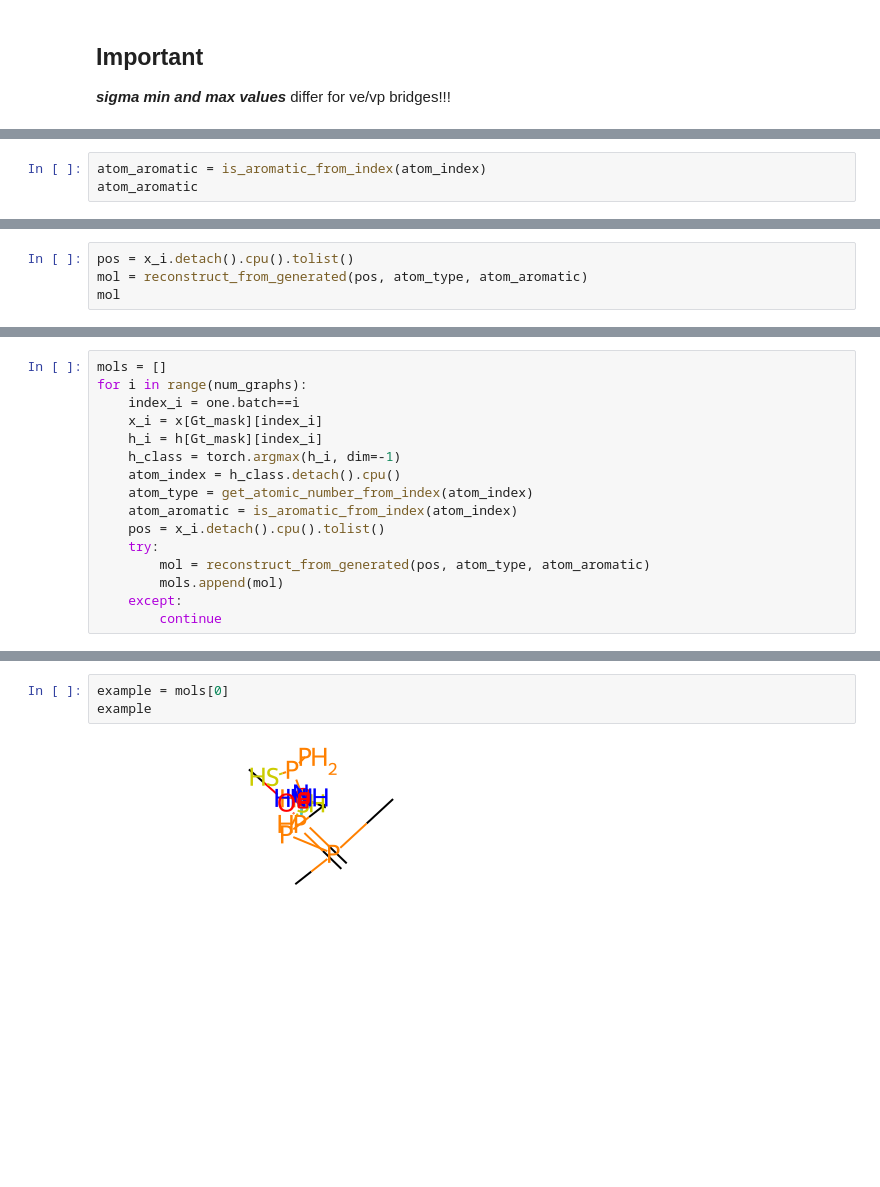
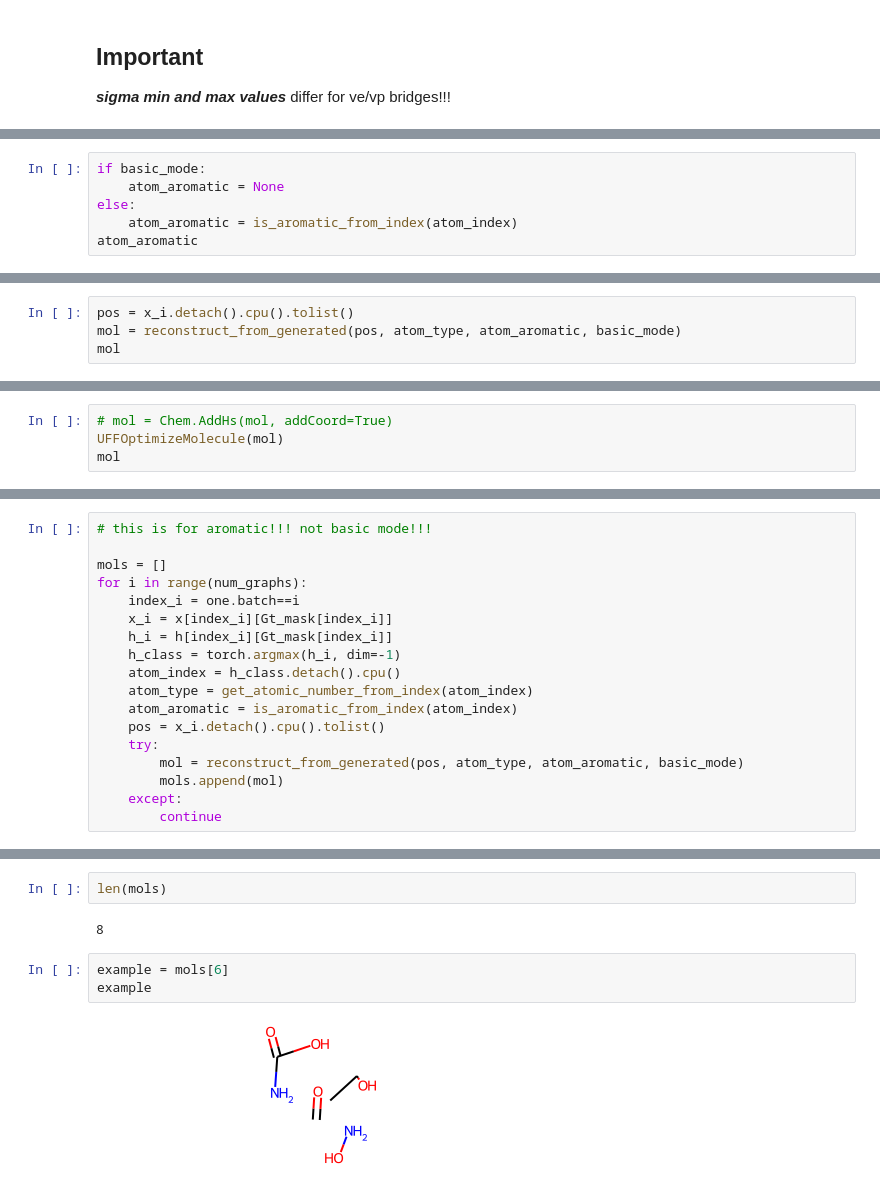
Before and after one commit to conghaowang/PP2Drug, a Jupyter notebook: src/notebooks/Sample.ipynb, the cells around one changed output, grey strips where cells are left out. Drawn from its saved outputs; the diff is of its cells as text; blank space fills up the shorter version.

```diff
--- a/src/notebooks/Sample.ipynb
+++ b/src/notebooks/Sample.ipynb
@@ -376,4 +384,7 @@ atom_type
 # %%
-atom_aromatic = is_aromatic_from_index(atom_index)
+if basic_mode:
+    atom_aromatic = None
+else:
+    atom_aromatic = is_aromatic_from_index(atom_index)
 atom_aromatic
 # %% [output]
@@ -397,5 +392,5 @@ atom_aromatic
 # %%
 pos = x_i.detach().cpu().tolist()
-mol = reconstruct_from_generated(pos, atom_type, atom_aromatic)
+mol = reconstruct_from_generated(pos, atom_type, atom_aromatic, basic_mode)
 mol
 # %% [output]
@@ -404,0 +398,4 @@ MolReconsError:
+# %%
+# mol = Chem.AddHs(mol, addCoord=True)
+UFFOptimizeMolecule(mol)
+mol
@@ -405,16 +406,18 @@ MolReconsError:
 # %%
+# this is for aromatic!!! not basic mode!!!
+
 mols = []
 for i in range(num_graphs):
     index_i = one.batch==i
-    x_i = x[Gt_mask][index_i]
-    h_i = h[Gt_mask][index_i]
+    x_i = x[index_i][Gt_mask[index_i]]
+    h_i = h[index_i][Gt_mask[index_i]]
     h_class = torch.argmax(h_i, dim=-1)
     atom_index = h_class.detach().cpu()
     atom_type = get_atomic_number_from_index(atom_index)
     atom_aromatic = is_aromatic_from_index(atom_index)
     pos = x_i.detach().cpu().tolist()
     try:
-        mol = reconstruct_from_generated(pos, atom_type, atom_aromatic)
+        mol = reconstruct_from_generated(pos, atom_type, atom_aromatic, basic_mode)
         mols.append(mol)
     except:
         continue
@@ -421,5 +427,9 @@ for i in range(num_graphs):
+# %%
+len(mols)
+# %% [output]
+8
 # %%
-example = mols[0]
+example = mols[6]
 example
 # %% [output]
-[figure, old version]
+[figure, new version]
```
Also changed, not shown: parts of 56 cells of this notebook, 6 other files.
